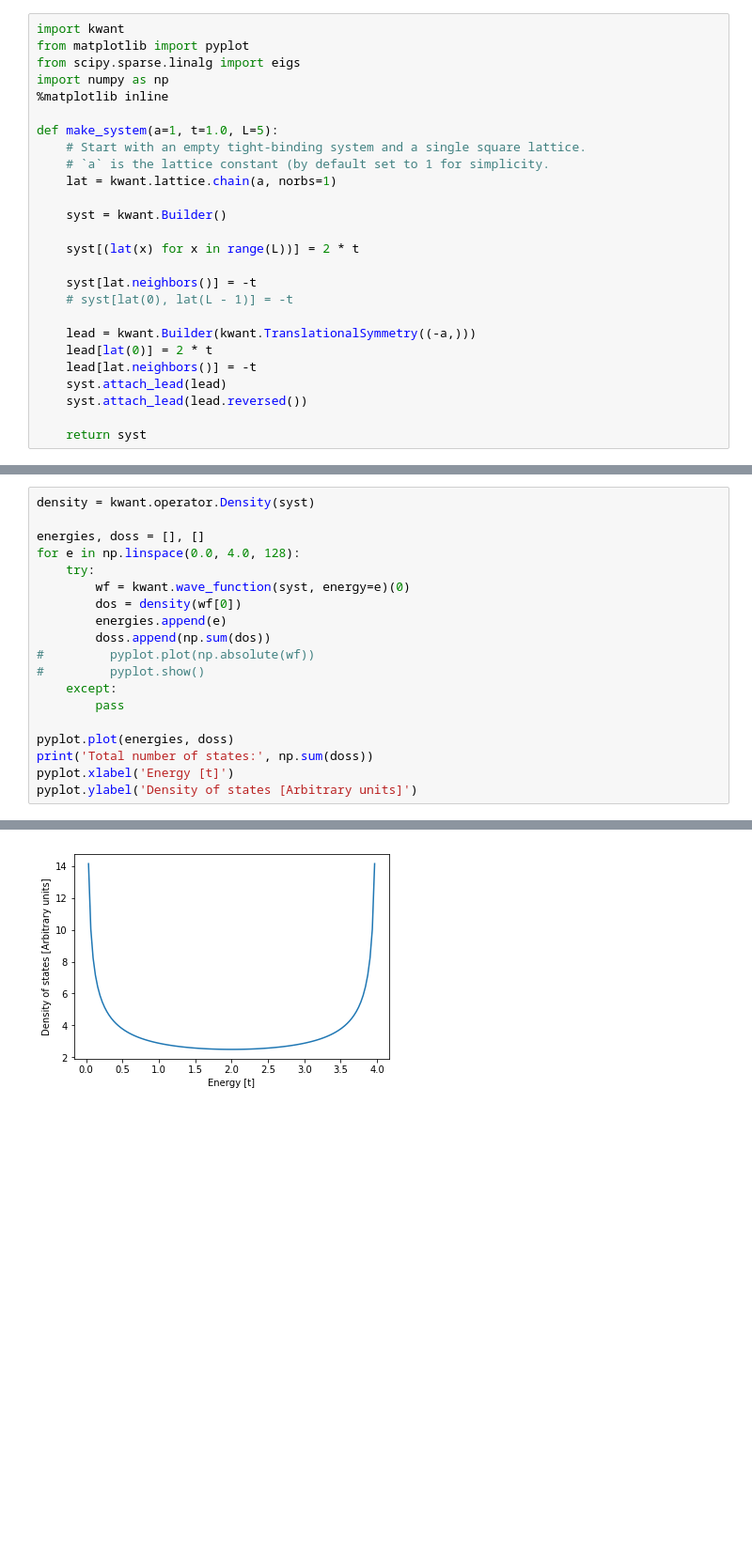
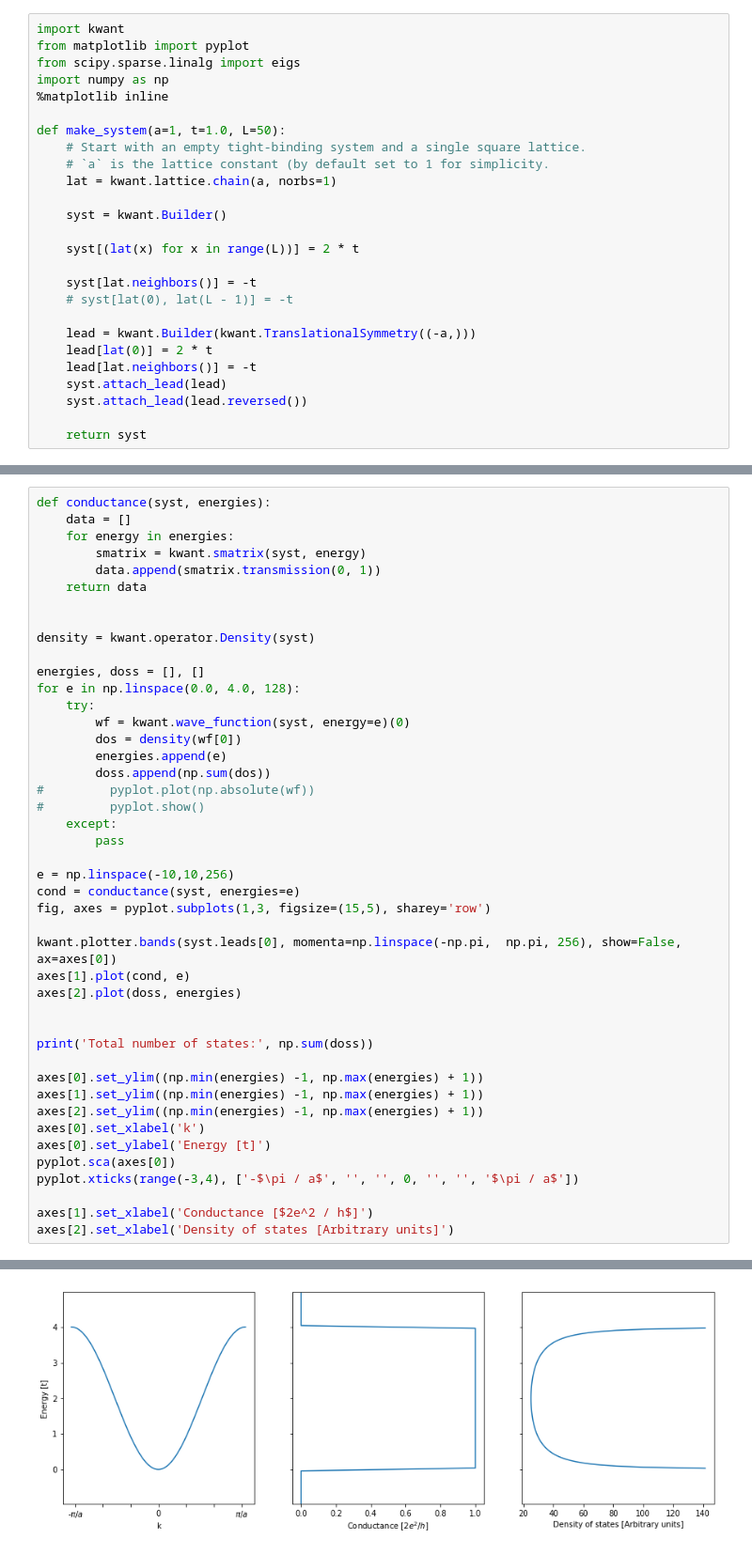
Before and after one commit to CLEANit/QuantumTransduction, a Jupyter notebook: kwantTutorial/1dChain/1d_chain.ipynb, the cells around one changed output, grey strips where cells are left out. Shown at 94% size. Drawn from its saved outputs; the diff is of its cells as text; blank space fills up the shorter version.

```diff
--- a/kwantTutorial/1dChain/1d_chain.ipynb
+++ b/kwantTutorial/1dChain/1d_chain.ipynb
@@ -152,7 +152,7 @@ from scipy.sparse.linalg import eigs
 import numpy as np
 %matplotlib inline
 
-def make_system(a=1, t=1.0, L=5):
+def make_system(a=1, t=1.0, L=50):
     # Start with an empty tight-binding system and a single square lattice.
     # `a` is the lattice constant (by default set to 1 for simplicity.
     lat = kwant.lattice.chain(a, norbs=1)
@@ -214,4 +186,12 @@ To use the future default and silence this warning we advise to pass `rcond=None
 # %%
+def conductance(syst, energies):
+    data = []
+    for energy in energies:
+        smatrix = kwant.smatrix(syst, energy)
+        data.append(smatrix.transmission(0, 1))
+    return data
+
+
 density = kwant.operator.Density(syst)
 
 energies, doss = [], []
@@ -226,8 +206,25 @@ for e in np.linspace(0.0, 4.0, 128):
     except:
         pass
 
-pyplot.plot(energies, doss)
+e = np.linspace(-10,10,256)
+cond = conductance(syst, energies=e)
+fig, axes = pyplot.subplots(1,3, figsize=(15,5), sharey='row')
+
+kwant.plotter.bands(syst.leads[0], momenta=np.linspace(-np.pi,  np.pi, 256), show=False, ax=axes[0])
+axes[1].plot(cond, e)
+axes[2].plot(doss, energies)
+
+
 print('Total number of states:', np.sum(doss))
-pyplot.xlabel('Energy [t]')
-pyplot.ylabel('Density of states [Arbitrary units]')
+
+axes[0].set_ylim((np.min(energies) -1, np.max(energies) + 1))
+axes[1].set_ylim((np.min(energies) -1, np.max(energies) + 1))
+axes[2].set_ylim((np.min(energies) -1, np.max(energies) + 1))
+axes[0].set_xlabel('k')
+axes[0].set_ylabel('Energy [t]')
+pyplot.sca(axes[0])
+pyplot.xticks(range(-3,4), ['-$\pi / a$', '', '', 0, '', '', '$\pi / a$'])
+
+axes[1].set_xlabel('Conductance [$2e^2 / h$]')
+axes[2].set_xlabel('Density of states [Arbitrary units]')
 # %% [output]
@@ -236,3 +233,3 @@ Text(0,0.5,'Density of states [Arbitrary units]')
-[figure, old version]
+[figure, new version]
 # %%
 kB = 1.0
```
Also changed, not shown: parts of 8 cells of this notebook, 16 other files.
